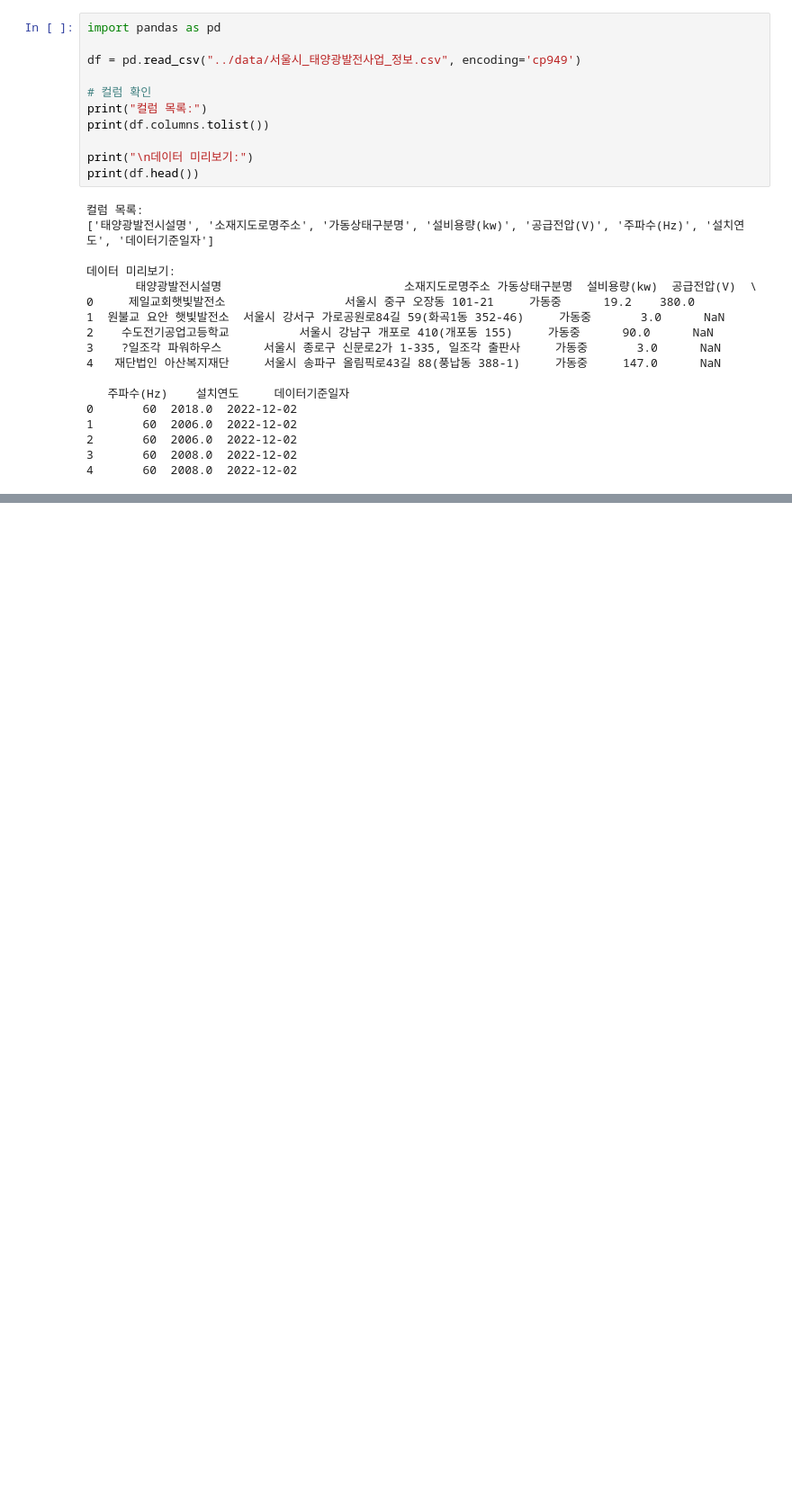
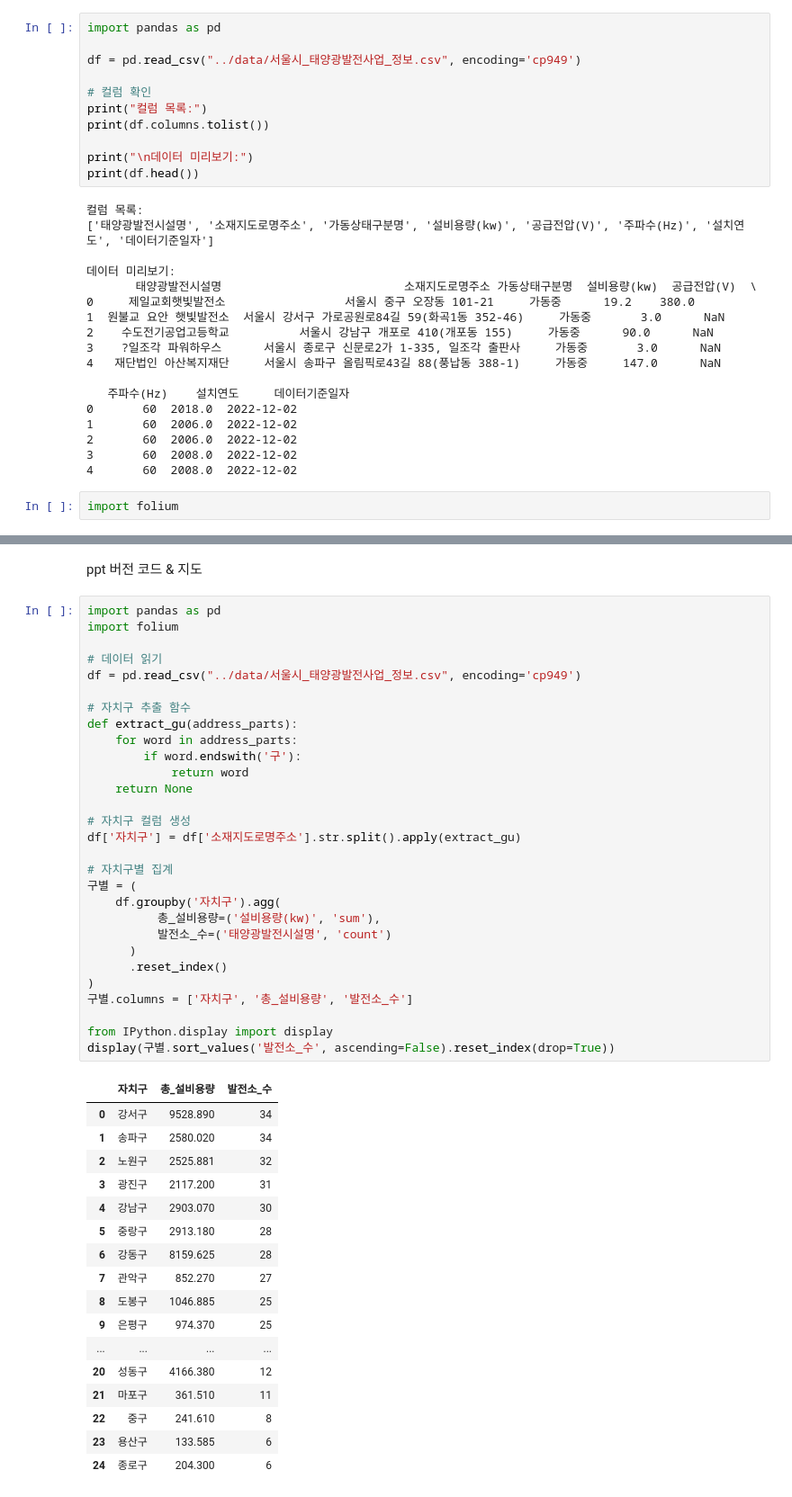
Before and after one commit to Subin928/RE_data_project, a Jupyter notebook: notebooks/seoul_solar_by_district.ipynb, the cells around one changed output, grey strips where cells are left out. Shown at 90% size. Saved outputs shown, nothing was run; the diff lists cells and outputs as text; blank space fills up the shorter version.

```diff
--- a/notebooks/seoul_solar_by_district.ipynb
+++ b/notebooks/seoul_solar_by_district.ipynb
@@ -40,6 +40,8 @@ print(df.head())
 2       60  2006.0  2022-12-02
 3       60  2008.0  2022-12-02
 4       60  2008.0  2022-12-02
+# %%
+import folium
 # %%
 import pandas as pd
 import folium
@@ -210,3 +212,52 @@ m
  종로구  204.300      6
  용산구  133.585      6
 [interactive output not drawn]
+# %% [markdown]
+ppt 버전 코드 & 지도
+# %%
+import pandas as pd
+import folium
+
+# 데이터 읽기
+df = pd.read_csv("../data/서울시_태양광발전사업_정보.csv", encoding='cp949')
+
+# 자치구 추출 함수
+def extract_gu(address_parts):
+    for word in address_parts:
+        if word.endswith('구'):
+            return word
+    return None
+
+# 자치구 컬럼 생성
+df['자치구'] = df['소재지도로명주소'].str.split().apply(extract_gu)
+
+# 자치구별 집계
+구별 = (
+    df.groupby('자치구').agg(
+          총_설비용량=('설비용량(kw)', 'sum'),
+          발전소_수=('태양광발전시설명', 'count')
+      )
+      .reset_index()
+)
+구별.columns = ['자치구', '총_설비용량', '발전소_수']
+
+from IPython.display import display
+display(구별.sort_values('발전소_수', ascending=False).reset_index(drop=True))
+# %% [output]
+|  | 자치구 | 총_설비용량 | 발전소_수 |
+| 0 | 강서구 | 9528.890 | 34 |
+| 1 | 송파구 | 2580.020 | 34 |
+| 2 | 노원구 | 2525.881 | 32 |
+| 3 | 광진구 | 2117.200 | 31 |
+| 4 | 강남구 | 2903.070 | 30 |
+| 5 | 중랑구 | 2913.180 | 28 |
+| 6 | 강동구 | 8159.625 | 28 |
+| 7 | 관악구 | 852.270 | 27 |
+| 8 | 도봉구 | 1046.885 | 25 |
+| 9 | 은평구 | 974.370 | 25 |
+| ... | ... | ... | ... |
+| 20 | 성동구 | 4166.380 | 12 |
+| 21 | 마포구 | 361.510 | 11 |
+| 22 | 중구 | 241.610 | 8 |
+| 23 | 용산구 | 133.585 | 6 |
+| 24 | 종로구 | 204.300 | 6 |
```
Also changed, not shown: parts of 1 cell of this notebook.
